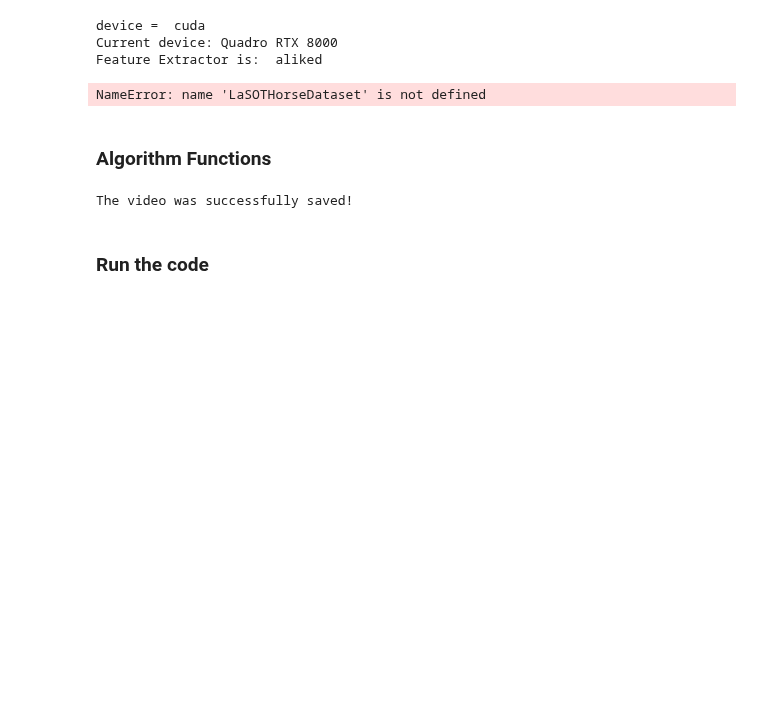
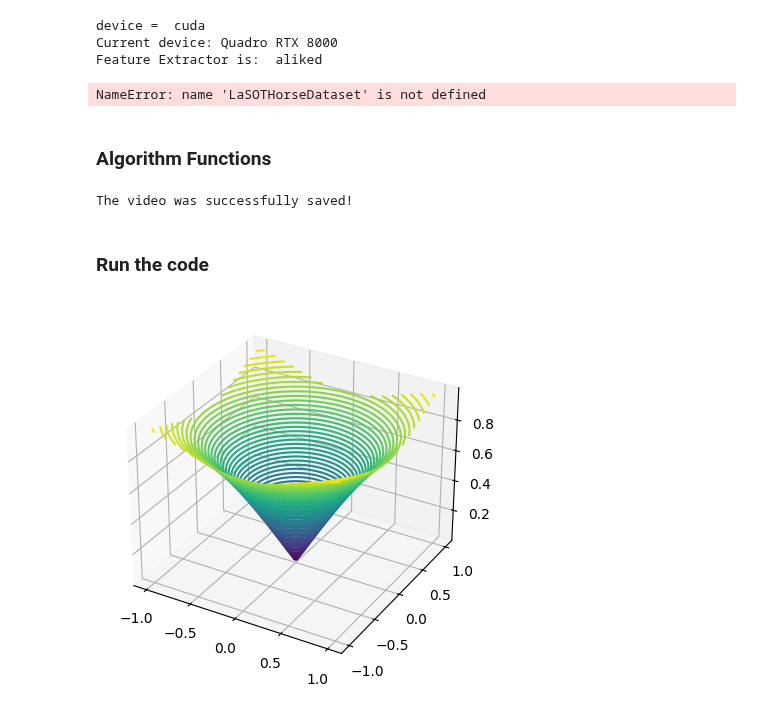
Before and after one commit to kavehsfv/LightFeatureTracking, a Jupyter notebook: Algorithm.ipynb, the cells around one changed output. Cells and saved outputs as stored; diff of their text form; code cells hidden in the pictures; blank space fills up the shorter version.

```diff
--- a/Algorithm.ipynb
+++ b/Algorithm.ipynb
@@ -187,3 +187,25 @@ print("The video was successfully saved!")
 The video was successfully saved!
 # %% [markdown]
 ### Run the code
+# %%
+import numpy as np
+import matplotlib.pyplot as plt
+from mpl_toolkits.mplot3d import Axes3D
+
+# Example: Generate some synthetic data for demonstration
+# Let's assume these are your boundary features for each slice
+x = np.linspace(-1, 1, 100)
+y = np.linspace(-1, 1, 100)
+X, Y = np.meshgrid(x, y)
+Z = np.sin(np.sqrt(X**2 + Y**2))
+
+fig = plt.figure()
+ax = fig.add_subplot(111, projection='3d')
+
+# Plotting each slice
+# In a real scenario, you would loop through your slices
+ax.contour3D(X, Y, Z, 50)
+
+plt.show()
+# %% [output]
+[figure, added]
```
Also changed, not shown: parts of 2 cells of this notebook, 2 other files.
